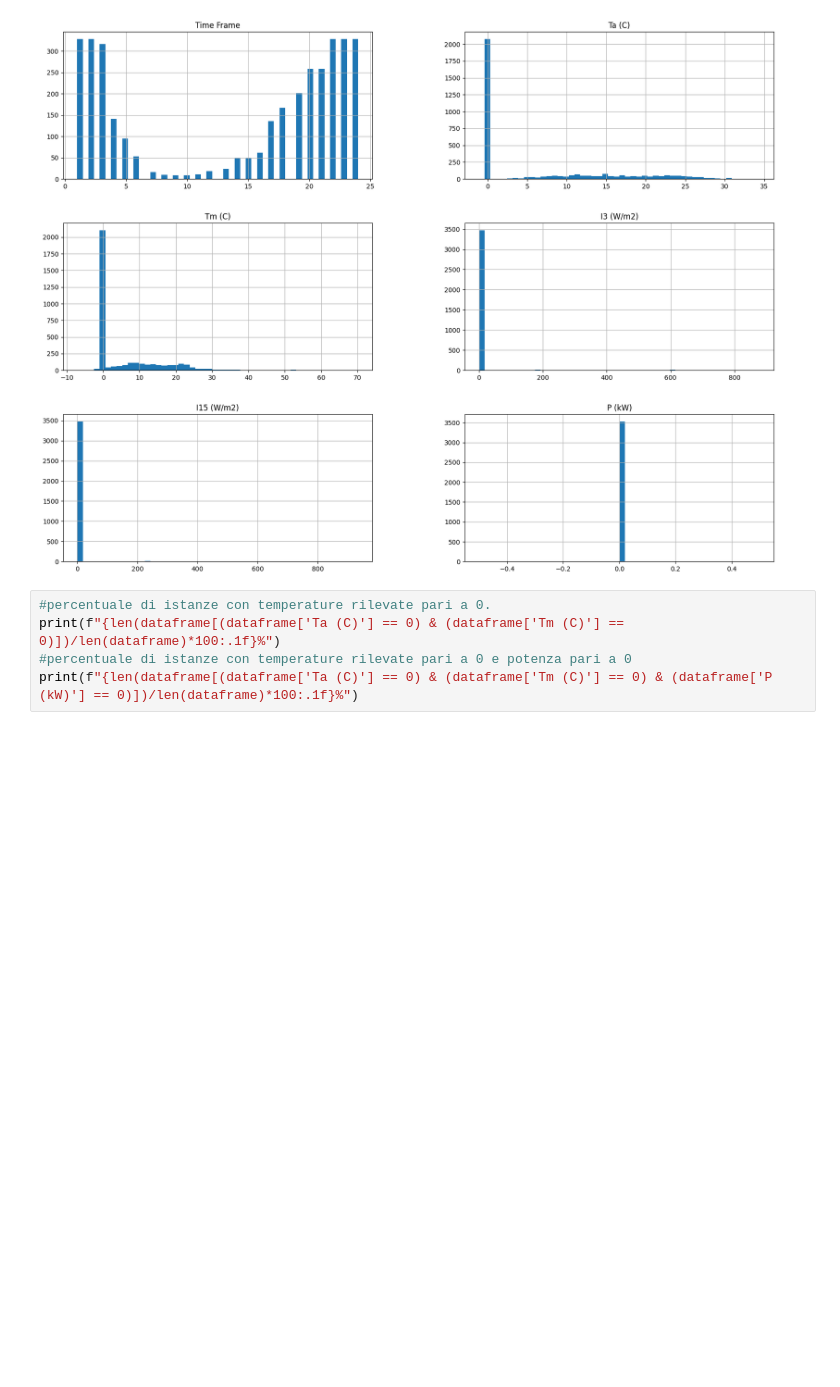
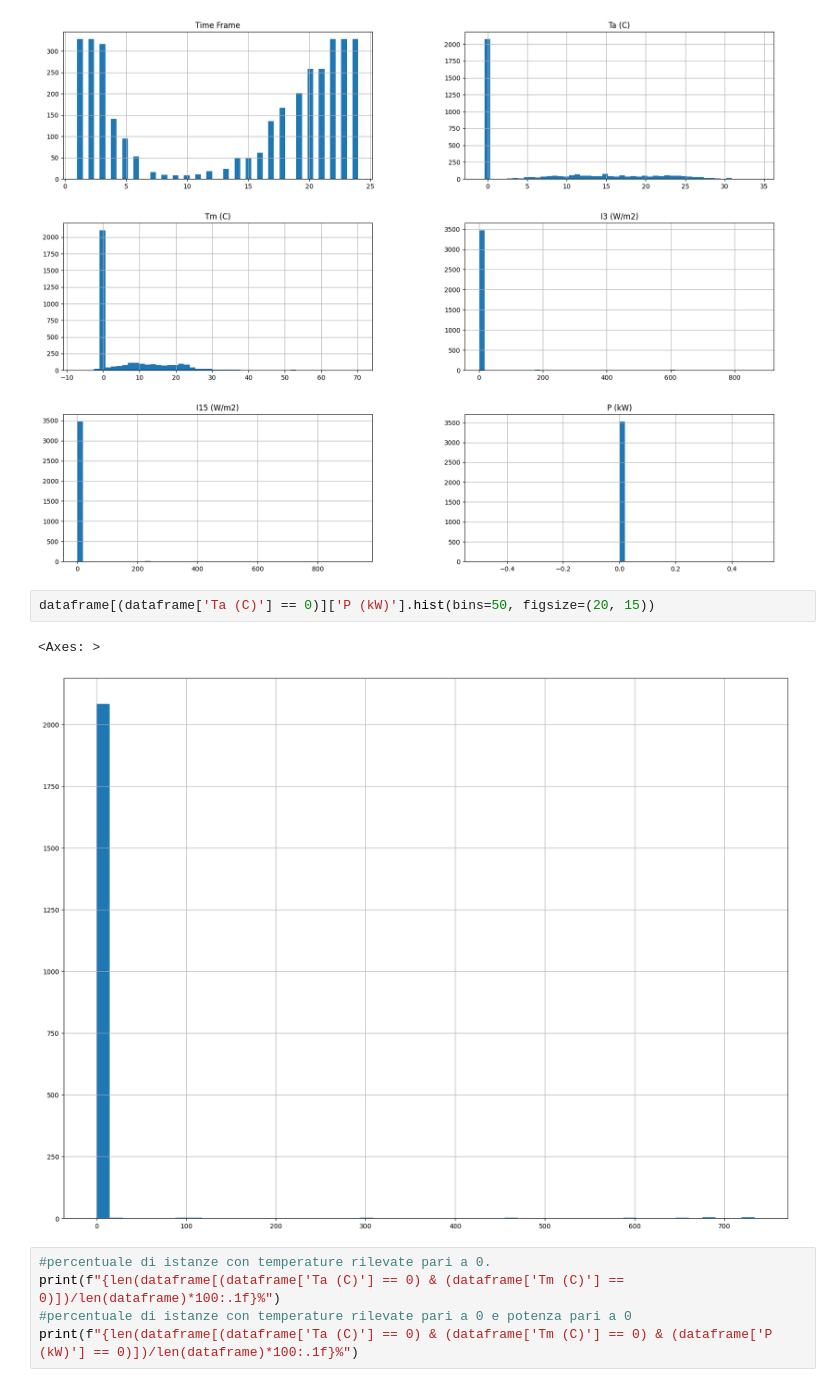
Before and after one commit to LorenzoRigoni/ML_Competition, a Jupyter notebook: Regression/Regression.ipynb, the cells around one changed output. Drawn from its saved outputs; the diff is of its cells as text; blank space fills up the shorter version.

```diff
--- a/Regression/Regression.ipynb
+++ b/Regression/Regression.ipynb
@@ -138,6 +150,11 @@ dataframe[(dataframe['P (kW)'] == 0)].hist(bins=50, figsize=(20, 15))
 plt.show()
 # %% [output]
 [figure]
+# %%
+dataframe[(dataframe['Ta (C)'] == 0)]['P (kW)'].hist(bins=50, figsize=(20, 15))
+# %% [output]
+<Axes: >
+[figure, added]
 # %%
 #percentuale di istanze con temperature rilevate pari a 0.
 print(f"{len(dataframe[(dataframe['Ta (C)'] == 0) & (dataframe['Tm (C)'] == 0)])/len(dataframe)*100:.1f}%")
```
Also changed, not shown: parts of 14 cells of this notebook.
